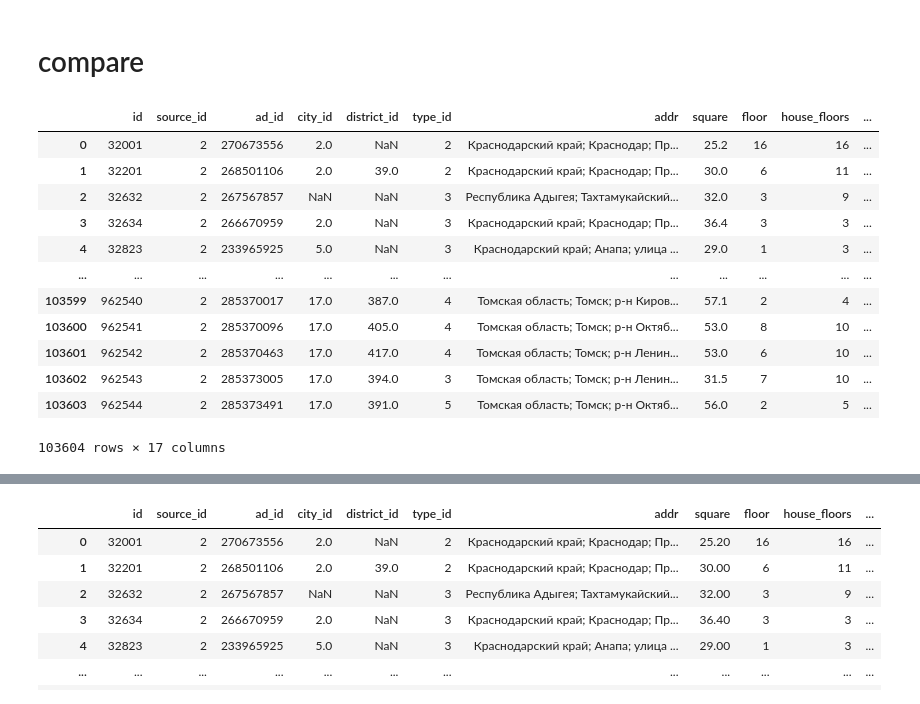
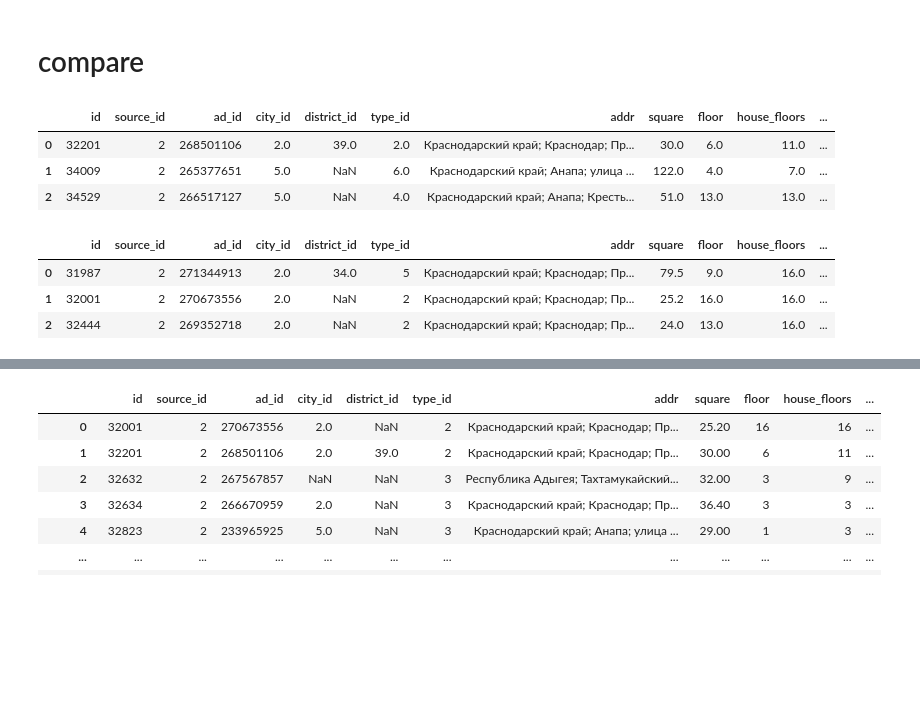
Before and after one commit to Nedvizhka/yadisk_loader, a Jupyter notebook: dev_check_jupyter/parse_avito_to_realty_prices.ipynb, the cells around one changed output, grey strips where cells are left out. Saved outputs shown, nothing was run; the diff lists cells and outputs as text; code cells hidden in the pictures; blank space fills up the shorter version.

```diff
--- a/dev_check_jupyter/parse_avito_to_realty_prices.ipynb
+++ b/dev_check_jupyter/parse_avito_to_realty_prices.ipynb
@@ -1379,7 +1379,7 @@ sql_server, sql_engine = get_sql_engine(ssh_host, ssh_port, ssh_username, ssh_pa
                                         localhost_port, database_username, database_password, database_name)
 # %%
 def get_version(engine):
-    last_version = f"SELECT * FROM realty WHERE source_id = 2 AND date = '2023-04-04'"
+    last_version = f"SELECT * FROM realty WHERE source_id = 2 AND date = '2023-04-06'"
     try:
         con_obj=engine.connect()
         last_version_db = pd.read_sql(text(last_version), con=con_obj)
@@ -1417,7 +1417,7 @@ sql_server, sql_engine = get_sql_engine(ssh_host, ssh_port, ssh_username, ssh_pa
                                         localhost_port, database_username, database_password, database_name)
 # %%
 def get_version(engine):
-    last_version = "SELECT * FROM realty WHERE source_id = 2 AND date = '2023-03-27'"
+    last_version = "SELECT * FROM realty WHERE source_id = 2 AND date = '2023-04-06'"
     try:
         con_obj=engine.connect()
         last_version_db = pd.read_sql(text(last_version), con=con_obj)
@@ -1435,19 +1435,17 @@ csv_version = get_version(sql_engine)[0]
 close_sql_connection(sql_server, sql_engine)
 # %% [markdown]
 # compare
+# %%
+api_version.head(3)
+# %% [output]
+|  | id | source_id | ad_id | city_id | district_id | type_id | addr | square | floor | house_floors | ... |
+| 0 | 32201 | 2 | 268501106 | 2.0 | 39.0 | 2.0 | Краснодарский край; Краснодар; Пр... | 30.0 | 6.0 | 11.0 | ... |
+| 1 | 34009 | 2 | 265377651 | 5.0 | NaN | 6.0 | Краснодарский край; Анапа; улица ... | 122.0 | 4.0 | 7.0 | ... |
+| 2 | 34529 | 2 | 266517127 | 5.0 | NaN | 4.0 | Краснодарский край; Анапа; Кресть... | 51.0 | 13.0 | 13.0 | ... |
 # %%
-csv_version
+csv_version.head(3)
 # %% [output]
 |  | id | source_id | ad_id | city_id | district_id | type_id | addr | square | floor | house_floors | ... |
-| 0 | 32001 | 2 | 270673556 | 2.0 | NaN | 2 | Краснодарский край; Краснодар; Пр... | 25.2 | 16 | 16 | ... |
-| 1 | 32201 | 2 | 268501106 | 2.0 | 39.0 | 2 | Краснодарский край; Краснодар; Пр... | 30.0 | 6 | 11 | ... |
-| 2 | 32632 | 2 | 267567857 | NaN | NaN | 3 | Республика Адыгея; Тахтамукайский... | 32.0 | 3 | 9 | ... |
-| 3 | 32634 | 2 | 266670959 | 2.0 | NaN | 3 | Краснодарский край; Краснодар; Пр... | 36.4 | 3 | 3 | ... |
-| 4 | 32823 | 2 | 233965925 | 5.0 | NaN | 3 | Краснодарский край; Анапа; улица ... | 29.0 | 1 | 3 | ... |
-| ... | ... | ... | ... | ... | ... | ... | ... | ... | ... | ... | ... |
-| 103599 | 962540 | 2 | 285370017 | 17.0 | 387.0 | 4 | Томская область; Томск; р-н Киров... | 57.1 | 2 | 4 | ... |
-| 103600 | 962541 | 2 | 285370096 | 17.0 | 405.0 | 4 | Томская область; Томск; р-н Октяб... | 53.0 | 8 | 10 | ... |
-| 103601 | 962542 | 2 | 285370463 | 17.0 | 417.0 | 4 | Томская область; Томск; р-н Ленин... | 53.0 | 6 | 10 | ... |
-| 103602 | 962543 | 2 | 285373005 | 17.0 | 394.0 | 3 | Томская область; Томск; р-н Ленин... | 31.5 | 7 | 10 | ... |
-| 103603 | 962544 | 2 | 285373491 | 17.0 | 391.0 | 5 | Томская область; Томск; р-н Октяб... | 56.0 | 2 | 5 | ... |
+| 0 | 31987 | 2 | 271344913 | 2.0 | 34.0 | 5 | Краснодарский край; Краснодар; Пр... | 79.5 | 9.0 | 16.0 | ... |
+| 1 | 32001 | 2 | 270673556 | 2.0 | NaN | 2 | Краснодарский край; Краснодар; Пр... | 25.2 | 16.0 | 16.0 | ... |
+| 2 | 32444 | 2 | 269352718 | 2.0 | NaN | 2 | Краснодарский край; Краснодар; Пр... | 24.0 | 13.0 | 16.0 | ... |
-103604 rows × 17 columns
```
Also changed, not shown: parts of 35 cells of this notebook, 3 other files.
